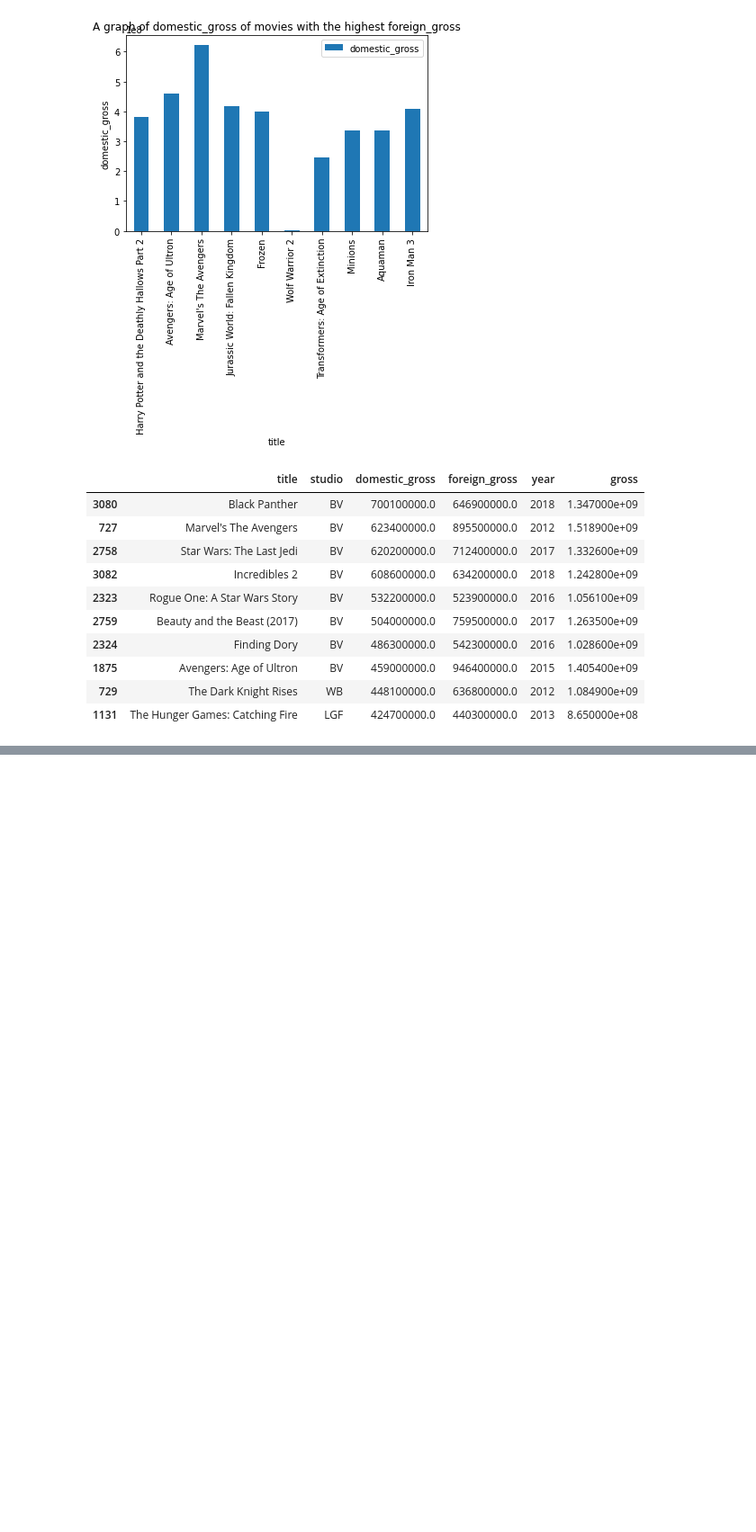
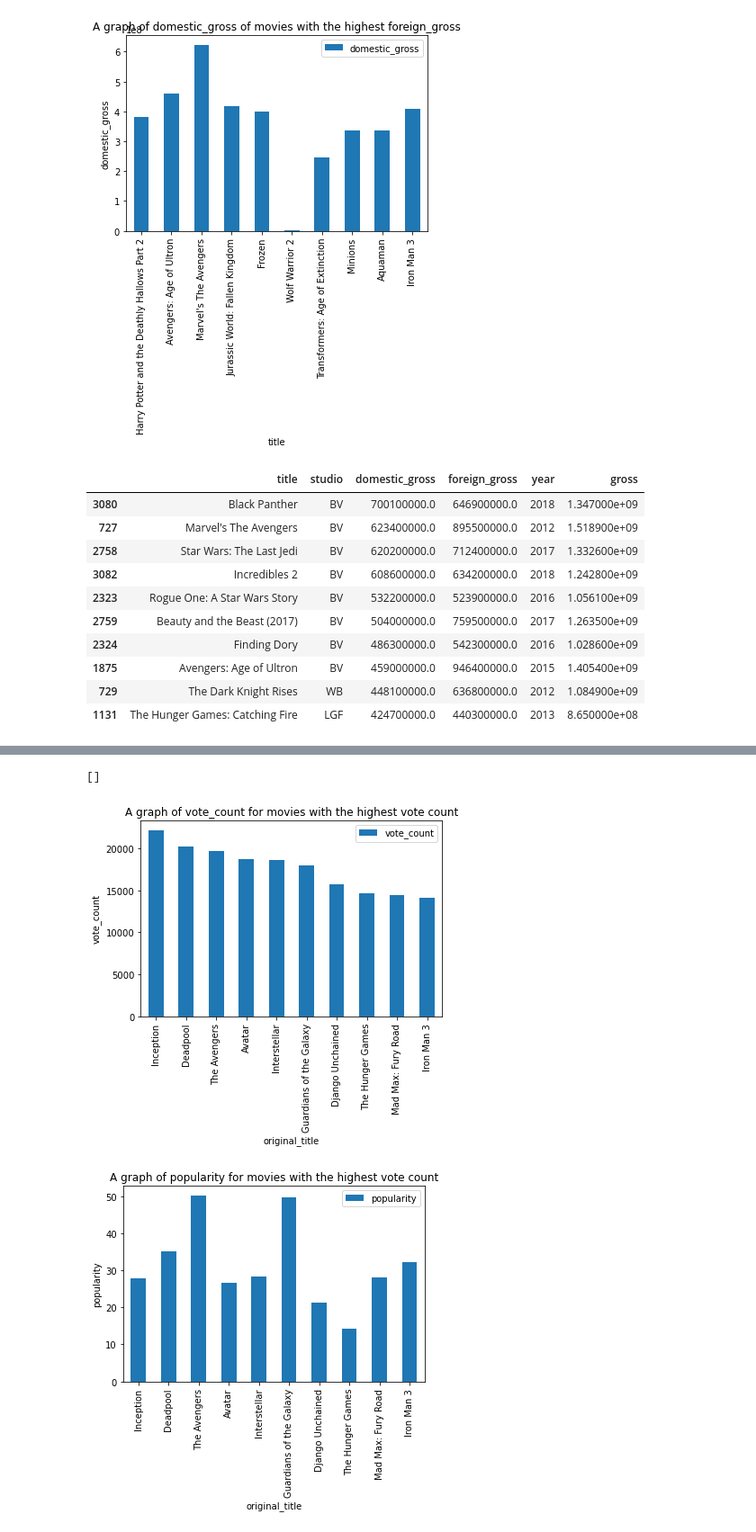
Before and after one commit to aggrey034/projo, a Jupyter notebook: index.ipynb, the cells around one changed output, grey strips where cells are left out. Shown at 90% size. Saved outputs shown, nothing was run; the diff lists cells and outputs as text; code cells hidden in the pictures; blank space fills up the shorter version.

```diff
--- a/index.ipynb
+++ b/index.ipynb
@@ -225,0 +255,4 @@ df1_top10b
+# %%
+#viewing the available data on tmdb.movies.csv for the second analysis
+df2 = pd.read_csv("tmdb.movies.csv")
+df2
@@ -225,0 +273,5 @@ df1_top10b
+# %%
+# sorting with respect to vote count
+df2_sorted1=df2.sort_values(by="vote_count", ascending=False)
+df2_top10a = df2_sorted1.head(10)
+df2_top10a
@@ -225,0 +292,17 @@ df1_top10b
+# %%
+# below the bar graph of the popularity
+df2_top10a.plot(kind="bar", x="original_title", y="vote_count")
+plt.xlabel("original_title")
+plt.ylabel("vote_count")
+plt.title("A graph of vote_count for movies with the highest vote count")
+plt.plot()
+
+df2_top10a.plot(kind="bar", x="original_title", y="popularity")
+plt.xlabel("original_title")
+plt.ylabel("popularity")
+plt.title("A graph of popularity for movies with the highest vote count")
+plt.plot()
+# %% [output]
+[]
+[figure, added]
+[figure, added]
```
Also changed, not shown: parts of 11 cells of this notebook.
